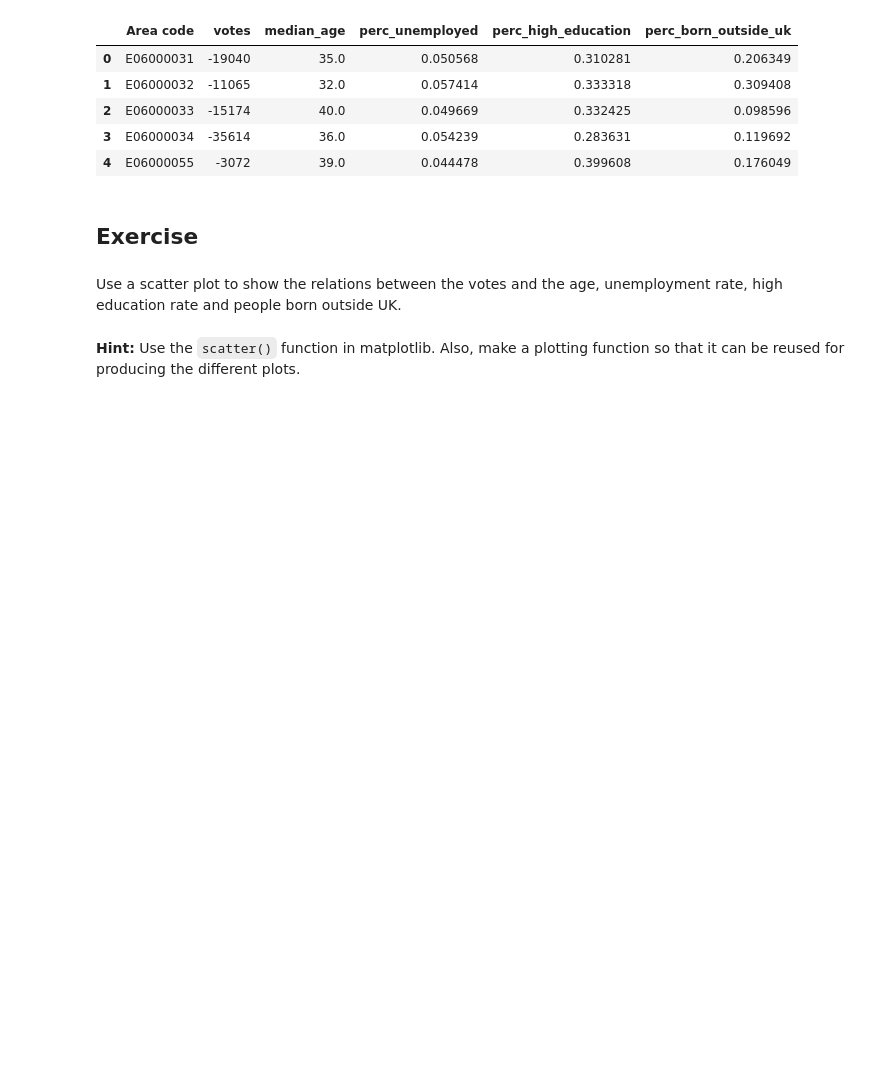
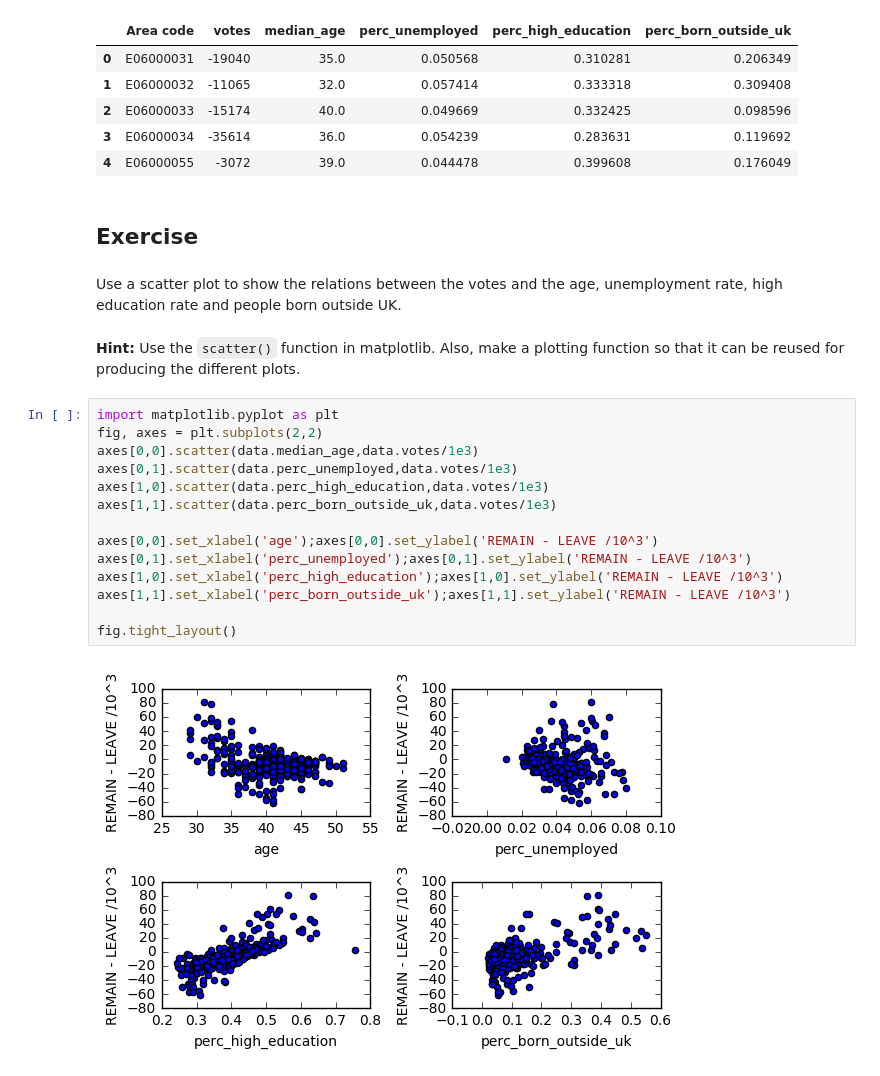
Before and after one commit to gonzaponte/TablesTutorial, a Jupyter notebook: pandas/Analyze_Brexit.ipynb, the cells around one changed output. Drawn from its saved outputs; the diff is of its cells as text; blank space fills up the shorter version.

```diff
--- a/pandas/Analyze_Brexit.ipynb
+++ b/pandas/Analyze_Brexit.ipynb
@@ -253,3 +253,19 @@ data.head()
 Use a scatter plot to show the relations between the votes and the age, unemployment rate, high education rate and people born outside UK.
 # %% [markdown]
 **Hint:** Use the `scatter()` function in matplotlib.  Also, make a plotting function so that it can be reused for producing the different plots.
+# %%
+import matplotlib.pyplot as plt
+fig, axes = plt.subplots(2,2)
+axes[0,0].scatter(data.median_age,data.votes/1e3)
+axes[0,1].scatter(data.perc_unemployed,data.votes/1e3)
+axes[1,0].scatter(data.perc_high_education,data.votes/1e3)
+axes[1,1].scatter(data.perc_born_outside_uk,data.votes/1e3)
+
+axes[0,0].set_xlabel('age');axes[0,0].set_ylabel('REMAIN - LEAVE /10^3')
+axes[0,1].set_xlabel('perc_unemployed');axes[0,1].set_ylabel('REMAIN - LEAVE /10^3')
+axes[1,0].set_xlabel('perc_high_education');axes[1,0].set_ylabel('REMAIN - LEAVE /10^3')
+axes[1,1].set_xlabel('perc_born_outside_uk');axes[1,1].set_ylabel('REMAIN - LEAVE /10^3')
+
+fig.tight_layout()
+# %% [output]
+[figure, added]
```
Also changed, not shown: parts of 2 cells of this notebook, 27 other files.
